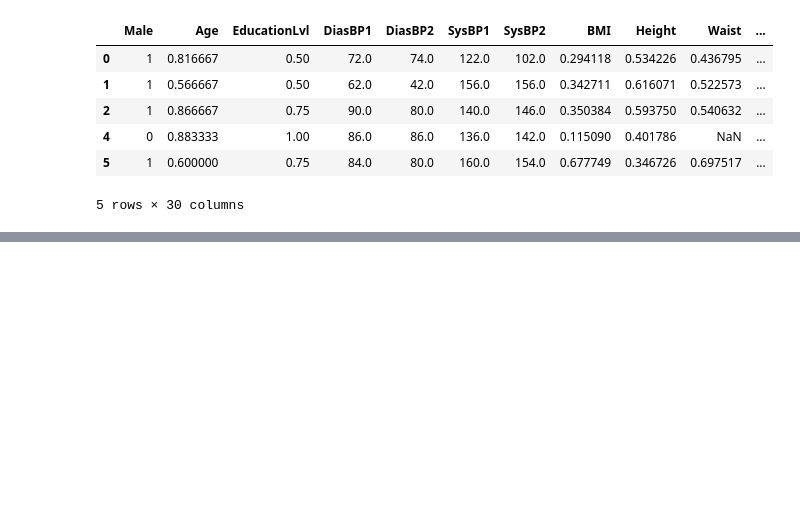
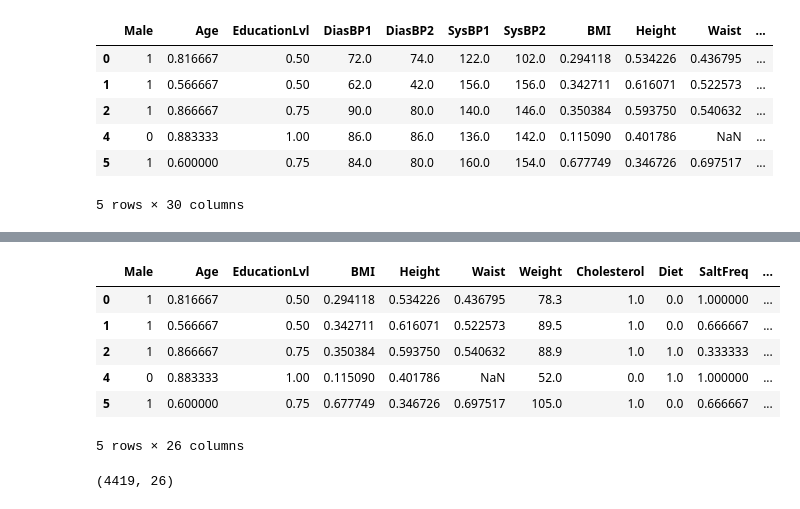
Before and after one commit to samcohen1/HypertensionML, a Jupyter notebook: hypertension_predictor.ipynb, the cells around one changed output, grey strips where cells are left out. Saved outputs shown, nothing was run; the diff lists cells and outputs as text; code cells hidden in the pictures; blank space fills up the shorter version.

```diff
--- a/hypertension_predictor.ipynb
+++ b/hypertension_predictor.ipynb
@@ -608,0 +617,18 @@ plt.show()
+# %%
+# Drop SysBP1, SysBP2, DiasBP1, and DiasBP2 columns
+merged_df.drop(columns=['SysBP1', 'SysBP2', 'DiasBP1', 'DiasBP2'], inplace=True)
+merged_df.head()
+# %% [output]
+|  | Male | Age | EducationLvl | BMI | Height | Waist | Weight | Cholesterol | Diet | SaltFreq | ... |
+| 0 | 1 | 0.816667 | 0.50 | 0.294118 | 0.534226 | 0.436795 | 78.3 | 1.0 | 0.0 | 1.000000 | ... |
+| 1 | 1 | 0.566667 | 0.50 | 0.342711 | 0.616071 | 0.522573 | 89.5 | 1.0 | 0.0 | 0.666667 | ... |
+| 2 | 1 | 0.866667 | 0.75 | 0.350384 | 0.593750 | 0.540632 | 88.9 | 1.0 | 1.0 | 0.333333 | ... |
+| 4 | 0 | 0.883333 | 1.00 | 0.115090 | 0.401786 | NaN | 52.0 | 0.0 | 1.0 | 1.000000 | ... |
+| 5 | 1 | 0.600000 | 0.75 | 0.677749 | 0.346726 | 0.697517 | 105.0 | 1.0 | 0.0 | 0.666667 | ... |
+5 rows × 26 columns
+# %%
+# Drop all rows that have null values in them
+merged_df.dropna(inplace=True)
+merged_df.shape
+# %% [output]
+(4419, 26)
```
Also changed, not shown: parts of 8 cells of this notebook.
